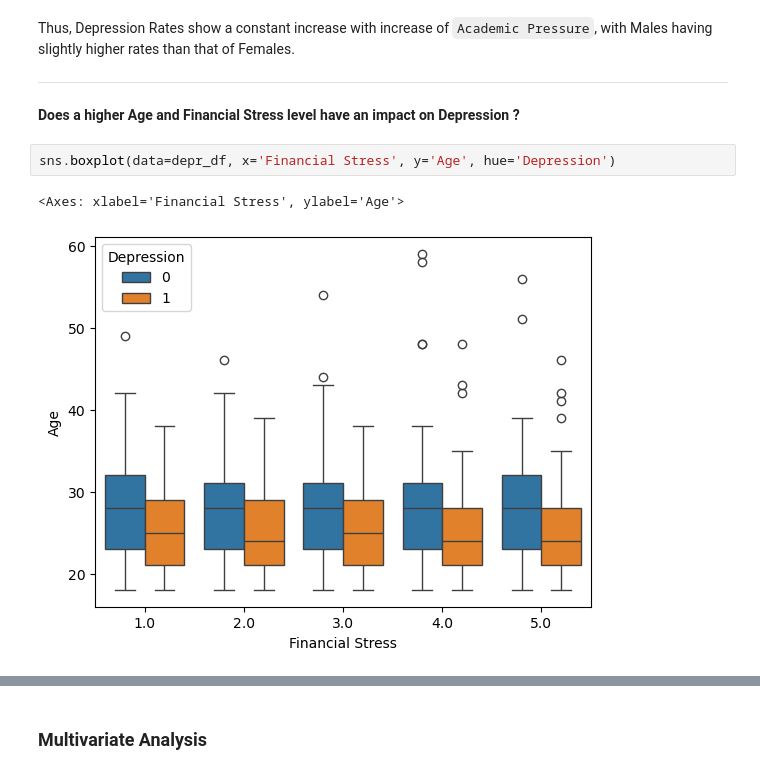
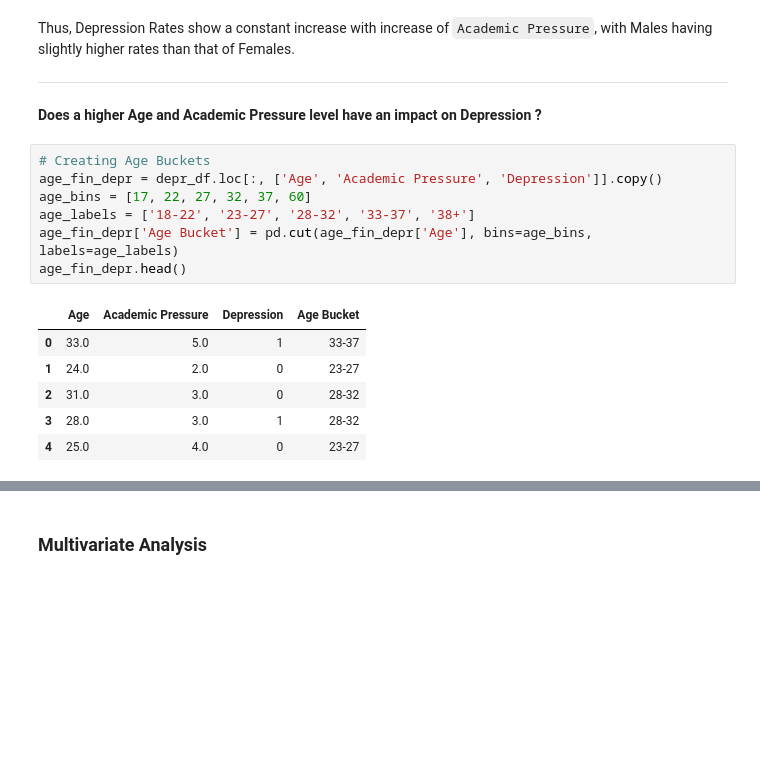
Before and after one commit to Siddharth-Saravanan/Student_Depression_Analysis_and_Prediction_using_Machine_Learning, a Jupyter notebook: student_depression_prediction.ipynb, the cells around one changed output, grey strips where cells are left out. Saved outputs shown, nothing was run; the diff lists cells and outputs as text; blank space fills up the shorter version.

```diff
--- a/student_depression_prediction.ipynb
+++ b/student_depression_prediction.ipynb
@@ -903,9 +903,18 @@ Thus, Depression Rates show a constant increase with increase of `Academic Press
 
 ---
 # %% [markdown]
-**Does a higher Age and Financial Stress level have an impact on Depression ?**
+**Does a higher Age and Academic Pressure level have an impact on Depression ?**
-# %%
-sns.boxplot(data=depr_df, x='Financial Stress', y='Age', hue='Depression')
-# %% [output]
-<Axes: xlabel='Financial Stress', ylabel='Age'>
-[figure, removed]
+# %%
+# Creating Age Buckets
+age_fin_depr = depr_df.loc[:, ['Age', 'Academic Pressure', 'Depression']].copy()
+age_bins = [17, 22, 27, 32, 37, 60]
+age_labels = ['18-22', '23-27', '28-32', '33-37', '38+']
+age_fin_depr['Age Bucket'] = pd.cut(age_fin_depr['Age'], bins=age_bins, labels=age_labels)
+age_fin_depr.head()
+# %% [output]
+|  | Age | Academic Pressure | Depression | Age Bucket |
+| 0 | 33.0 | 5.0 | 1 | 33-37 |
+| 1 | 24.0 | 2.0 | 0 | 23-27 |
+| 2 | 31.0 | 3.0 | 0 | 28-32 |
+| 3 | 28.0 | 3.0 | 1 | 28-32 |
+| 4 | 25.0 | 4.0 | 0 | 23-27 |
```
Also changed, not shown: parts of 2 cells of this notebook.
